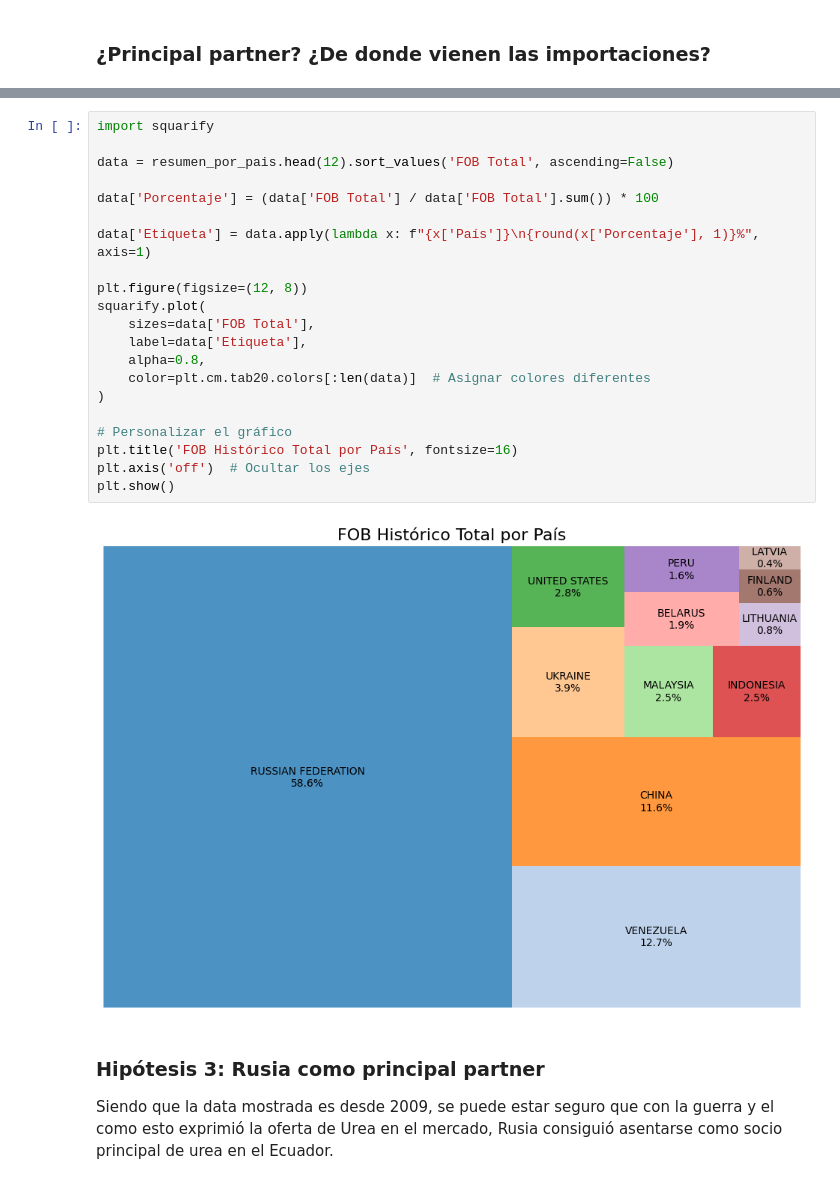
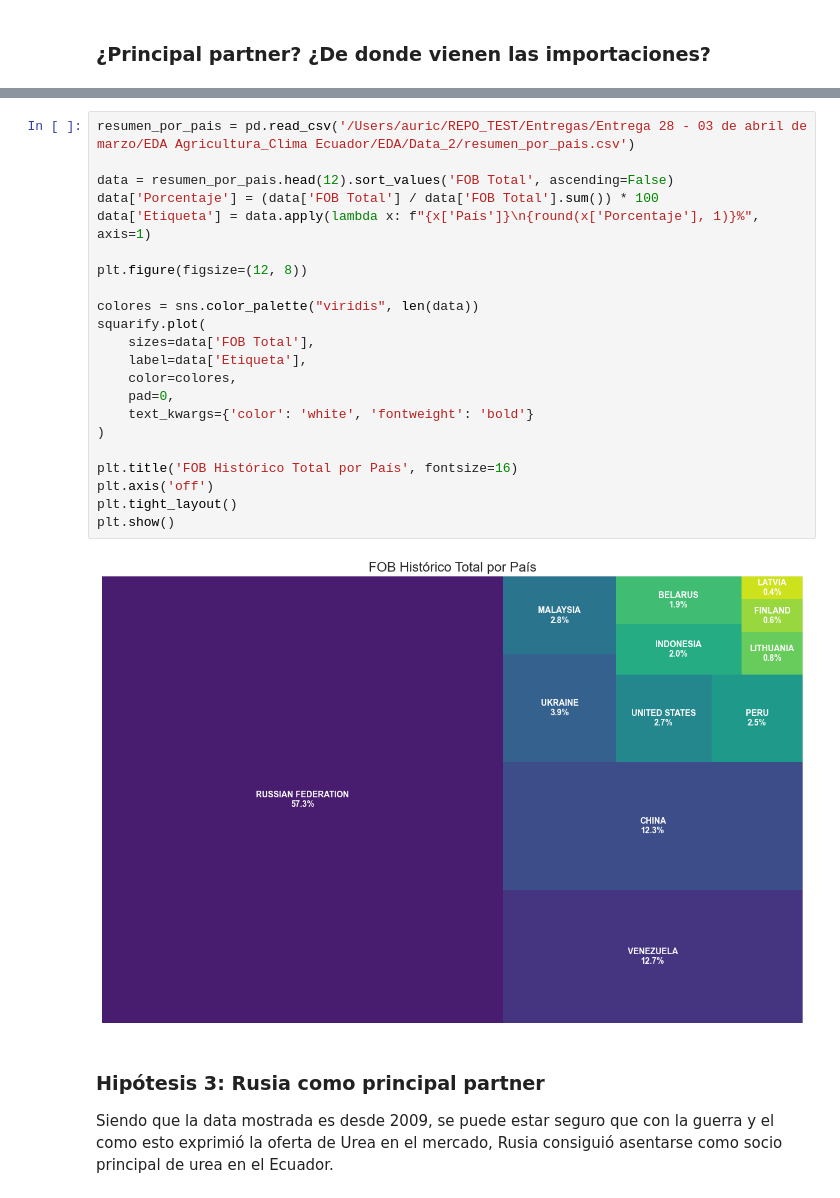
Before and after one commit to auricIecu/EDA, a Jupyter notebook: Memoria.ipynb, the cells around one changed output, grey strips where cells are left out. Drawn from its saved outputs; the diff is of its cells as text.

```diff
--- a/Memoria.ipynb
+++ b/Memoria.ipynb
@@ -1737,26 +1573,27 @@ plt.show()
 # %%
-import squarify
+resumen_por_pais = pd.read_csv('/Users/auric/REPO_TEST/Entregas/Entrega 28 - 03 de abril de marzo/EDA Agricultura_Clima Ecuador/EDA/Data_2/resumen_por_pais.csv')
 
 data = resumen_por_pais.head(12).sort_values('FOB Total', ascending=False)
-
 data['Porcentaje'] = (data['FOB Total'] / data['FOB Total'].sum()) * 100
-
 data['Etiqueta'] = data.apply(lambda x: f"{x['País']}\n{round(x['Porcentaje'], 1)}%", axis=1)
 
 plt.figure(figsize=(12, 8))
+
+colores = sns.color_palette("viridis", len(data))
 squarify.plot(
     sizes=data['FOB Total'],
     label=data['Etiqueta'],
-    alpha=0.8,
-    color=plt.cm.tab20.colors[:len(data)]  # Asignar colores diferentes
+    color=colores,
+    pad=0,
+    text_kwargs={'color': 'white', 'fontweight': 'bold'}
 )
 
-# Personalizar el gráfico
 plt.title('FOB Histórico Total por País', fontsize=16)
-plt.axis('off')  # Ocultar los ejes
+plt.axis('off')
+plt.tight_layout()
 plt.show()
 # %% [output]
-[figure, old version]
+[figure, new version]
 # %% [markdown]
 <h3>Hipótesis 3: Rusia como principal partner</h3>
 
```
Also changed, not shown: parts of 132 cells of this notebook, 26 other files.
